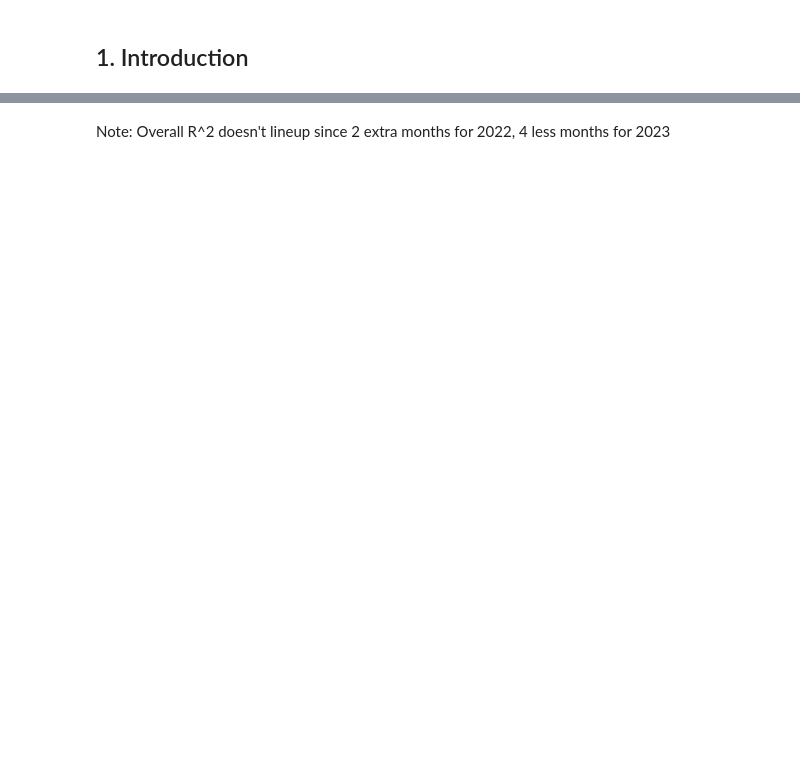
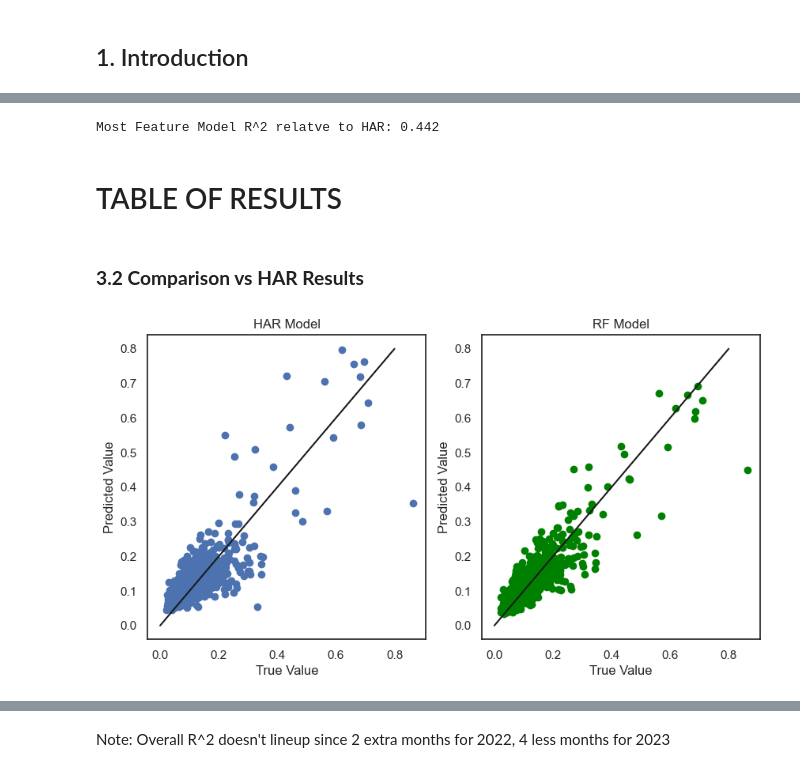
Before and after one commit to bwolfe0/VolForecasting_RandomForests, a Jupyter notebook: Report.ipynb, the cells around one changed output, grey strips where cells are left out. Drawn from its saved outputs; the diff is of its cells as text; code cells hidden in the pictures; blank space fills up the shorter version.

```diff
--- a/Report.ipynb
+++ b/Report.ipynb
@@ -222,0 +139,8 @@ plt.show()
+# %%
+X_har = har_data[['RV_(t-1)','RV_t Weekly', 'RV_t Monthly']]
+Y_har = har_data['RV_t (Realized Variance)']
+
+# HAR = RollingWindowHAR(X_har,Y_har,har_data['date'],w=300)
+# dump(HAR, 'Data/Trained_Models/HAR.sav')
+HAR = load('Data/Trained_Models/HAR.sav')
+print(f"MSE of Basline HAR Model: {round(HAR['mse'],10)}")
@@ -222,0 +223,33 @@ plt.show()
+# %%
+X = pd.concat([X,
+          data[['avg_ATM_IV', 'ATR']]]
+          ,axis=1)
+
+# RF_best = RollingWindowRF(X,Y,data['date'],w=150,n_trees=40, method='mse', SHAP=True)
+# dump(RF_best, 'Data/Trained_Models/RF_best.sav')
+RF_best = load('Data/Trained_Models/RF_best.sav')
+print(f"Most Feature Model R^2 relatve to HAR: {round(1 - RF_best['mse']/(1.86e-8),3)}")
+# %% [output]
+Most Feature Model R^2 relatve to HAR: 0.442
+# %% [markdown]
+# TABLE OF RESULTS
+# %% [markdown]
+### **3.2 Comparison vs HAR Results**
+# %%
+fig, ax = plt.subplots(1,2, figsize=(10,5))
+ax[0].scatter(data['RV_t (Realized Variance)'][150:]**.5*(252)**.5, HAR['predictions'].T**.5*(252)**.5)
+ax[0].plot([0,.8],[0,.8], color='k')
+ax[0].set_title('HAR Model')
+ax[0].set_xlabel('True Value')
+ax[0].set_ylabel('Predicted Value')
+
+
+ax[1].scatter(data['RV_t (Realized Variance)'][150:]**.5*(252)**.5, RF_best['predictions'].T**.5*(252)**.5, c='green')
+ax[1].plot([0,.8],[0,.8], color='k')
+ax[1].set_title('RF Model')
+ax[1].set_xlabel('True Value')
+ax[1].set_ylabel('Predicted Value')
+
+plt.show()
+# %% [output]
+[figure, added]
```
Also changed, not shown: parts of 104 cells of this notebook.
